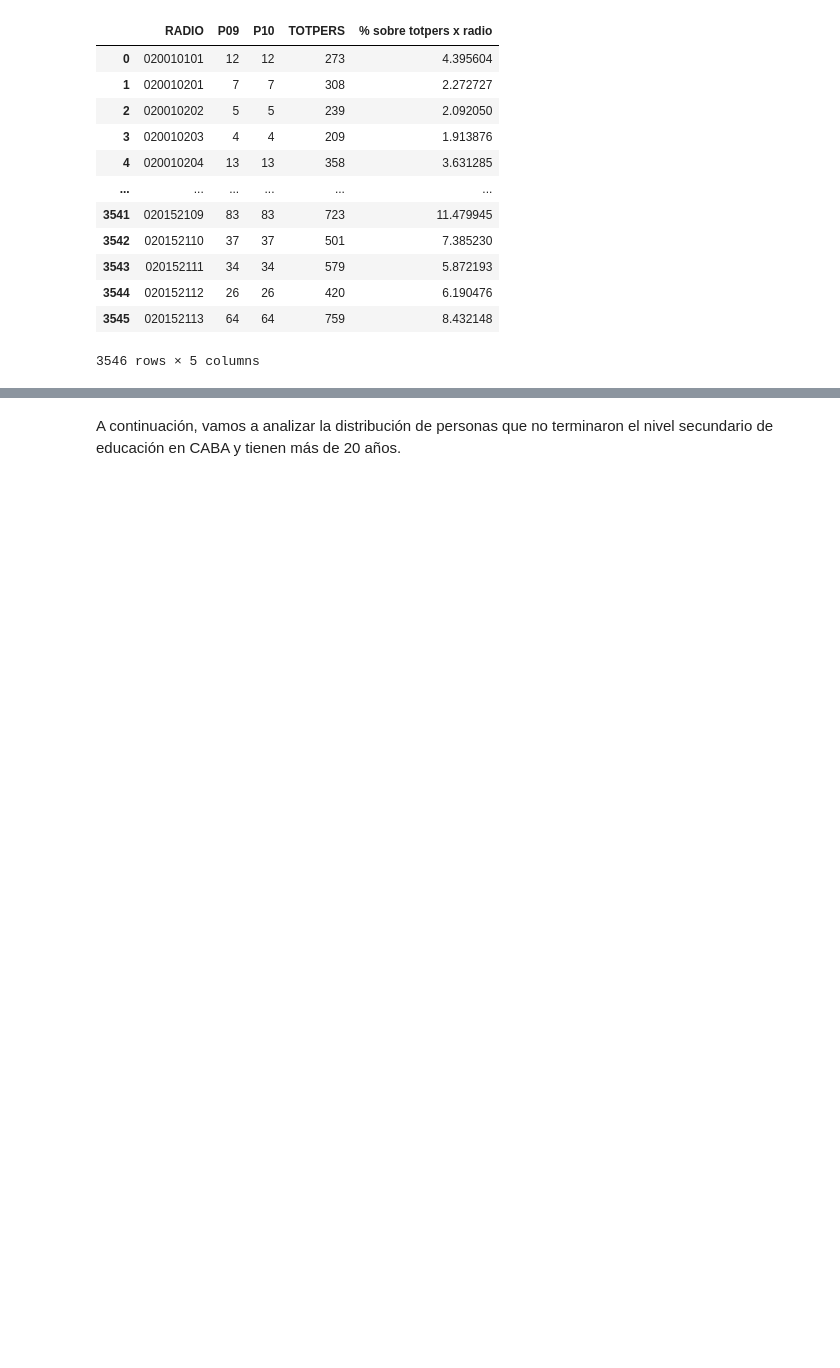
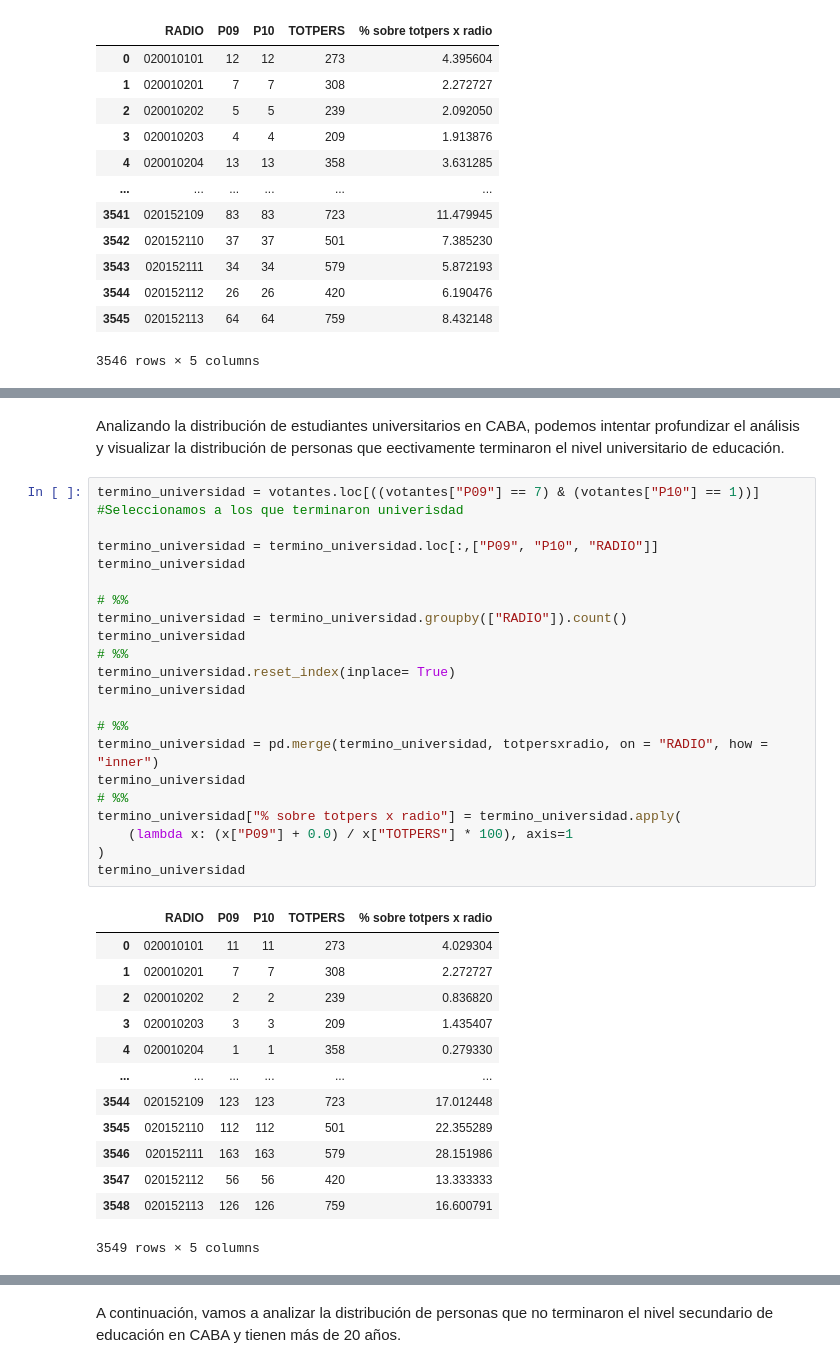
Before and after one commit to miller862/GRUPO_GANADOR, a Jupyter notebook: Informe 1.ipynb, the cells around one changed output, grey strips where cells are left out. Cells and saved outputs as stored; diff of their text form; blank space fills up the shorter version.

```diff
--- a/Informe 1.ipynb
+++ b/Informe 1.ipynb
@@ -548,0 +557,37 @@ uni_radio_shp.plot(column='P09', cmap='viridis',scheme='equalinterval',legend=Tr
+# %% [markdown]
+Analizando la distribución de estudiantes universitarios en CABA, podemos intentar profundizar el análisis y visualizar la distribución de personas que eectivamente terminaron el nivel universitario de educación.
+# %%
+termino_universidad = votantes.loc[((votantes["P09"] == 7) & (votantes["P10"] == 1))] #Seleccionamos a los que terminaron univerisdad
+
+termino_universidad = termino_universidad.loc[:,["P09", "P10", "RADIO"]]
+termino_universidad
+
+# %%
+termino_universidad = termino_universidad.groupby(["RADIO"]).count()
+termino_universidad
+# %%
+termino_universidad.reset_index(inplace= True)
+termino_universidad
+
+# %%
+termino_universidad = pd.merge(termino_universidad, totpersxradio, on = "RADIO", how = "inner")
+termino_universidad
+# %%
+termino_universidad["% sobre totpers x radio"] = termino_universidad.apply(
+    (lambda x: (x["P09"] + 0.0) / x["TOTPERS"] * 100), axis=1
+)
+termino_universidad
+# %% [output]
+|  | RADIO | P09 | P10 | TOTPERS | % sobre totpers x radio |
+| 0 | 020010101 | 11 | 11 | 273 | 4.029304 |
+| 1 | 020010201 | 7 | 7 | 308 | 2.272727 |
+| 2 | 020010202 | 2 | 2 | 239 | 0.836820 |
+| 3 | 020010203 | 3 | 3 | 209 | 1.435407 |
+| 4 | 020010204 | 1 | 1 | 358 | 0.279330 |
+| ... | ... | ... | ... | ... | ... |
+| 3544 | 020152109 | 123 | 123 | 723 | 17.012448 |
+| 3545 | 020152110 | 112 | 112 | 501 | 22.355289 |
+| 3546 | 020152111 | 163 | 163 | 579 | 28.151986 |
+| 3547 | 020152112 | 56 | 56 | 420 | 13.333333 |
+| 3548 | 020152113 | 126 | 126 | 759 | 16.600791 |
+3549 rows × 5 columns
```
Also changed, not shown: parts of 9 cells of this notebook.
